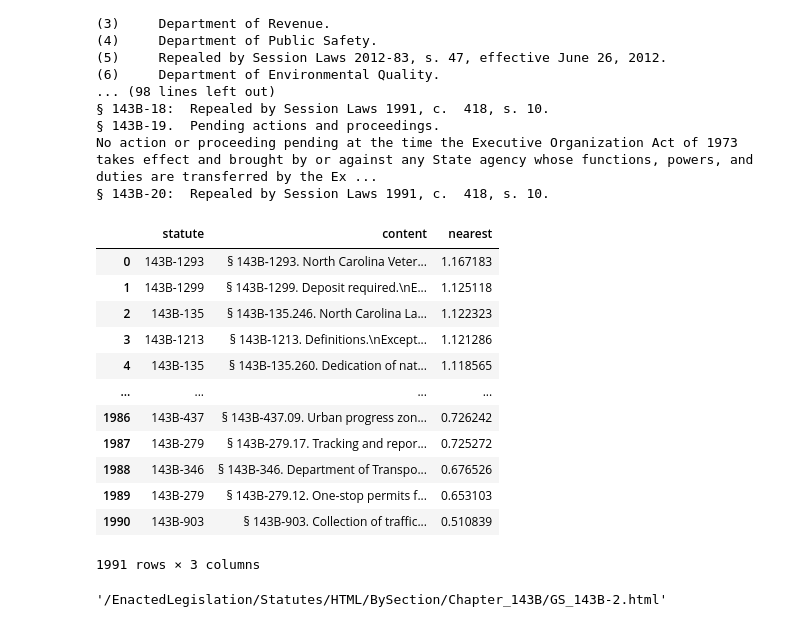
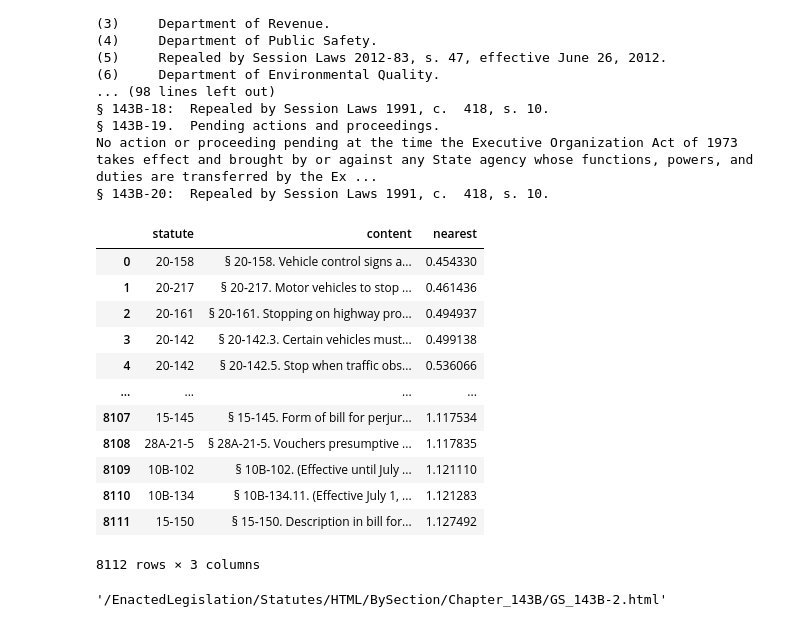
Before and after one commit to copelco/llm-exploration, a Jupyter notebook: 02-embeddings/02.2-embeddings-overview.ipynb, the cells around one changed output. Drawn from its saved outputs; the diff is of its cells as text; code cells hidden in the pictures.

Commit message:
bulk update embeddings

```diff
--- a/02-embeddings/general-statues.ipynb
+++ b/02-embeddings/02.2-embeddings-overview.ipynb
@@ -148,8 +259,0 @@ def get_engine_and_conn(username, password, host, database, schema=None):
-# %%
-pg_engine, pg_conn = get_engine_and_conn(
-    "copelco",
-    "",
-    "localhost",
-    "llm_exploration",
-)
-pg_engine
@@ -183,5 +262,5 @@ Engine(postgresql+psycopg://copelco:***@localhost/llm_exploration)
 
 from sentence_transformers import SentenceTransformer
 # model = SentenceTransformer("all-MiniLM-L6-v2")
-model = SentenceTransformer("all-MiniLM-L12-v2")
+model = SentenceTransformer("all-MiniLM-L12-v2")all-mpnet-base-v2
 # %% [output]
@@ -244,31 +323,31 @@ search_embedding = model.encode(search)
 # %%
 search_df = pd.read_sql(
     f"""
     SELECT
         statute
         , content
         , content_embedding <=> %(search_embedding)s AS nearest
     FROM statutes
-    ORDER BY content_embedding <=> %(search_embedding)s DESC
+    ORDER BY content_embedding <=> %(search_embedding)s ASC
     """,
-    pg_conn,
+    pg_engine,
     params={'search_embedding': search_embedding}
 )
 search_df
 # %% [output]
 |  | statute | content | nearest |
-| 0 | 143B-1293 | § 143B‑1293. North Carolina Veter... | 1.167183 |
-| 1 | 143B-1299 | § 143B‑1299. Deposit required.\nE... | 1.125118 |
-| 2 | 143B-135 | § 143B‑135.246. North Carolina La... | 1.122323 |
-| 3 | 143B-1213 | § 143B‑1213. Definitions.\nExcept... | 1.121286 |
-| 4 | 143B-135 | § 143B‑135.260. Dedication of nat... | 1.118565 |
+| 0 | 20-158 | § 20‑158. Vehicle control signs a... | 0.454330 |
+| 1 | 20-217 | § 20‑217. Motor vehicles to stop ... | 0.461436 |
+| 2 | 20-161 | § 20‑161. Stopping on highway pro... | 0.494937 |
+| 3 | 20-142 | § 20‑142.3. Certain vehicles must... | 0.499138 |
+| 4 | 20-142 | § 20‑142.5. Stop when traffic obs... | 0.536066 |
 | ... | ... | ... | ... |
-| 1986 | 143B-437 | § 143B‑437.09. Urban progress zon... | 0.726242 |
-| 1987 | 143B-279 | § 143B‑279.17. Tracking and repor... | 0.725272 |
-| 1988 | 143B-346 | § 143B‑346. Department of Transpo... | 0.676526 |
-| 1989 | 143B-279 | § 143B‑279.12. One‑stop permits f... | 0.653103 |
-| 1990 | 143B-903 | § 143B‑903. Collection of traffic... | 0.510839 |
+| 8107 | 15-145 | § 15‑145. Form of bill for perjur... | 1.117534 |
+| 8108 | 28A-21-5 | § 28A‑21‑5. Vouchers presumptive ... | 1.117835 |
+| 8109 | 10B-102 | § 10B‑102. (Effective until July ... | 1.121110 |
+| 8110 | 10B-134 | § 10B‑134.11. (Effective July 1, ... | 1.121283 |
+| 8111 | 15-150 | § 15‑150. Description in bill for... | 1.127492 |
-1991 rows × 3 columns
+8112 rows × 3 columns
 # %%
 sections[1].get("href")
 # %% [output]
```
Also changed, not shown: parts of 28 cells of this notebook, 2 other files.
